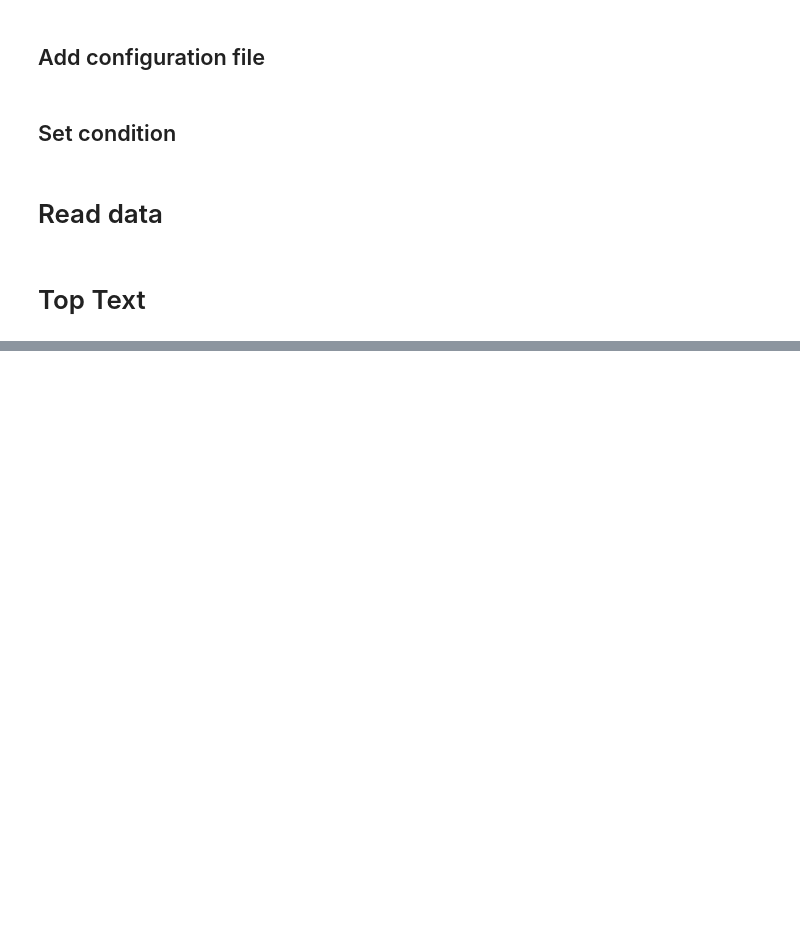
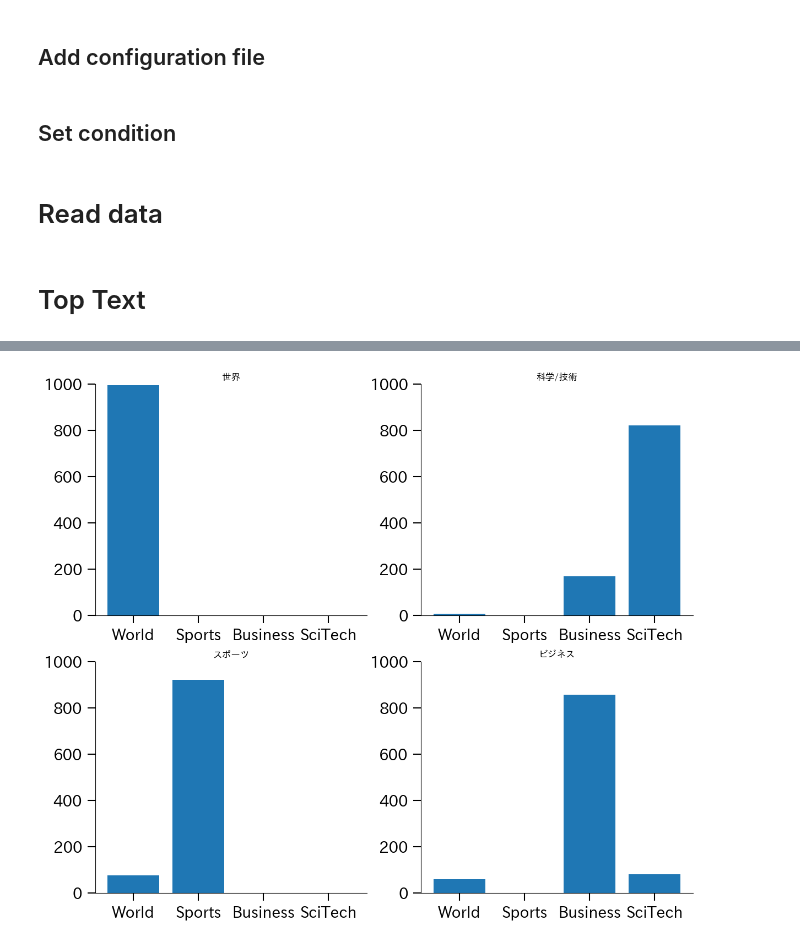
Before and after one commit to YuriNakayama/TextClassificationCode, a Jupyter notebook: Visualize/TopText/TopText.ipynb, the cells around one changed output, grey strips where cells are left out. Drawn from its saved outputs; the diff is of its cells as text; code cells hidden in the pictures; blank space fills up the shorter version.

```diff
--- a/Visualize/TopText/TopText.ipynb
+++ b/Visualize/TopText/TopText.ipynb
@@ -67,7 +112,7 @@ classes = ["Business", "Sports", "World", "SciTech"]
 df_locs = {}
 for class_num in range(class_nums):
     dist_df = pd.DataFrame(dist)
-    top_index = getmax_rev(dist_df[class_num], topnum=7, getmin=True, getindex=True)
+    top_index = getmax_rev(dist_df[class_num], topnum=30, getmin=True, getindex=True)
 
     df_loc = df.loc[top_index, :]
-    df_locs[classes[class_num]] = df_loc[df_loc["class"] == classes[class_num]]
+    df_locs[classes[class_num]] = df_loc
@@ -74 +199,9 @@ for class_num in range(class_nums):
+# %%
+df_locs = {}
+for class_num in range(class_nums):
+    dist_df = pd.DataFrame(dist)
+    top_index = getmax_rev(dist_df[class_num], topnum=7, getmin=True, getindex=True)
+
+    df_loc = df.loc[top_index, :]
+    df_locs[classes[class_num]] = df_loc
 # %%
@@ -104,3 +245,25 @@ SciTech & Sea Knowledge Not Very Deep \\
 \bottomrule
 \end{tabular}
 \end{table}
+# %%
+fig_path = f"../data/figure/{data_type}/top_text_{vectorize_type}_{data_type}.pdf"
+fig = plt.figure(figsize=(14, 12))
+
+
+for i, class_num in enumerate([2, 0, 1, 3]):
+    dist_df = pd.DataFrame(dist)
+    top_index = getmax_rev(dist_df[class_num], topnum=1000, getmin=True, getindex=True)
+    ax = fig.add_subplot(2, 2, i + 1)
+    ax.spines["top"].set_visible(False)
+    ax.spines["right"].set_visible(False)
+    ax.tick_params(which="both", width=1.5, length=8, size=10, direction="out")
+    ax.xaxis.set_tick_params(labelsize=20, pad=7)
+    ax.yaxis.set_tick_params(labelsize=20, pad=7)
+    ax.set_title(["世界", "科学/技術", "スポーツ", "ビジネス"][i])
+
+    ax.set_ylim(0, 1000)
+
+    plt.bar(*zip(*{class_label :(df.loc[top_index, "class"]==class_label).sum() for class_label in class_labels[0]}.items()))
+    fig.savefig(make_filepath(fig_path))
+# %% [output]
+[figure, added]
```
Also changed, not shown: parts of 20 cells of this notebook, 20 other files.
